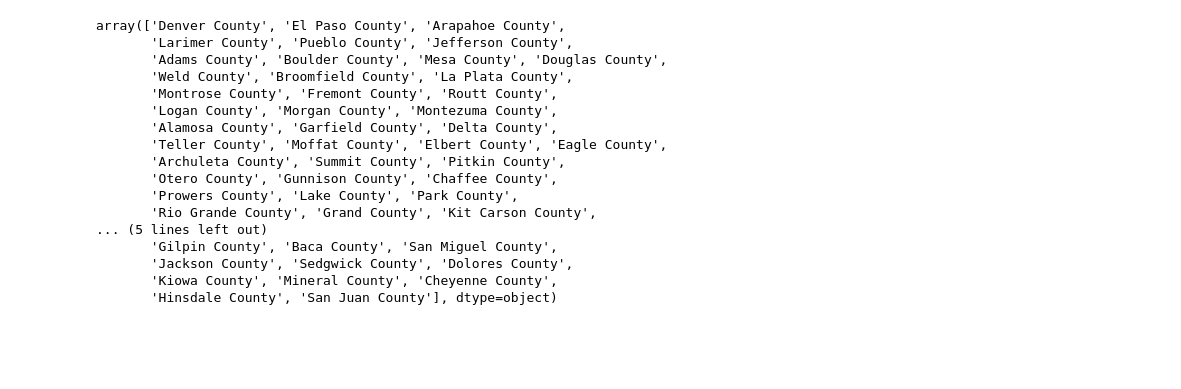
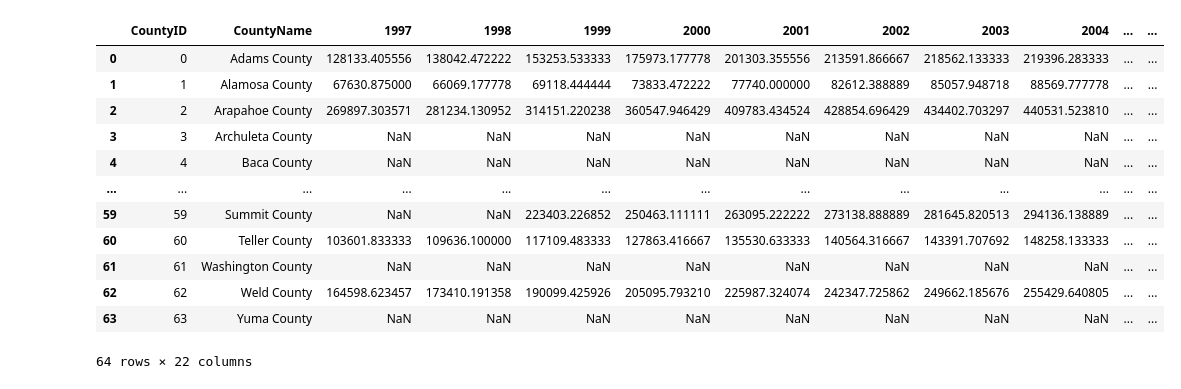
Before and after one commit to phanafin/I-m-all-out-of-bubble-gum, a Jupyter notebook: Untitled.ipynb, the cells around one changed output. Drawn from its saved outputs; the diff is of its cells as text; code cells hidden in the pictures; blank space fills up the shorter version.

```diff
--- a/Untitled.ipynb
+++ b/Untitled.ipynb
@@ -34,23 +34,23 @@ clean_df
-# %%
-county_list = df.CountyName.unique()
-county_list
-# %% [output]
-array(['Denver County', 'El Paso County', 'Arapahoe County',
-       'Larimer County', 'Pueblo County', 'Jefferson County',
-       'Adams County', 'Boulder County', 'Mesa County', 'Douglas County',
-       'Weld County', 'Broomfield County', 'La Plata County',
-       'Montrose County', 'Fremont County', 'Routt County',
-       'Logan County', 'Morgan County', 'Montezuma County',
-       'Alamosa County', 'Garfield County', 'Delta County',
-       'Teller County', 'Moffat County', 'Elbert County', 'Eagle County',
-       'Archuleta County', 'Summit County', 'Pitkin County',
-       'Otero County', 'Gunnison County', 'Chaffee County',
-       'Prowers County', 'Lake County', 'Park County',
-       'Rio Grande County', 'Grand County', 'Kit Carson County',
-... (5 lines left out)
-       'Gilpin County', 'Baca County', 'San Miguel County',
-       'Jackson County', 'Sedgwick County', 'Dolores County',
-       'Kiowa County', 'Mineral County', 'Cheyenne County',
-       'Hinsdale County', 'San Juan County'], dtype=object)
+# %%
+# Create CountyName and CountyID column
+cleaned_house_df.reset_index(inplace=True)
+cleaned_house_df.reset_index(inplace=True)
+cleaned_house_df = cleaned_house_df.rename(columns={"index": "CountyID"})
 # %%
-clean_df.to_csv('Resources/data_visualize.csv', index=False)
+# Save house prices df in to data_visualize for visualizing purpose
+cleaned_house_df.to_csv('Resources/data_visualize.csv', index=False)
+cleaned_house_df
+# %% [output]
+|  | CountyID | CountyName | 1997 | 1998 | 1999 | 2000 | 2001 | 2002 | 2003 | 2004 | ... | ... |
+| 0 | 0 | Adams County | 128133.405556 | 138042.472222 | 153253.533333 | 175973.177778 | 201303.355556 | 213591.866667 | 218562.133333 | 219396.283333 | ... | ... |
+| 1 | 1 | Alamosa County | 67630.875000 | 66069.177778 | 69118.444444 | 73833.472222 | 77740.000000 | 82612.388889 | 85057.948718 | 88569.777778 | ... | ... |
+| 2 | 2 | Arapahoe County | 269897.303571 | 281234.130952 | 314151.220238 | 360547.946429 | 409783.434524 | 428854.696429 | 434402.703297 | 440531.523810 | ... | ... |
+| 3 | 3 | Archuleta County | NaN | NaN | NaN | NaN | NaN | NaN | NaN | NaN | ... | ... |
+| 4 | 4 | Baca County | NaN | NaN | NaN | NaN | NaN | NaN | NaN | NaN | ... | ... |
+| ... | ... | ... | ... | ... | ... | ... | ... | ... | ... | ... | ... | ... |
+| 59 | 59 | Summit County | NaN | NaN | 223403.226852 | 250463.111111 | 263095.222222 | 273138.888889 | 281645.820513 | 294136.138889 | ... | ... |
+| 60 | 60 | Teller County | 103601.833333 | 109636.100000 | 117109.483333 | 127863.416667 | 135530.633333 | 140564.316667 | 143391.707692 | 148258.133333 | ... | ... |
+| 61 | 61 | Washington County | NaN | NaN | NaN | NaN | NaN | NaN | NaN | NaN | ... | ... |
+| 62 | 62 | Weld County | 164598.623457 | 173410.191358 | 190099.425926 | 205095.793210 | 225987.324074 | 242347.725862 | 249662.185676 | 255429.640805 | ... | ... |
+| 63 | 63 | Yuma County | NaN | NaN | NaN | NaN | NaN | NaN | NaN | NaN | ... | ... |
+64 rows × 22 columns
```
Also changed, not shown: parts of 11 cells of this notebook.
